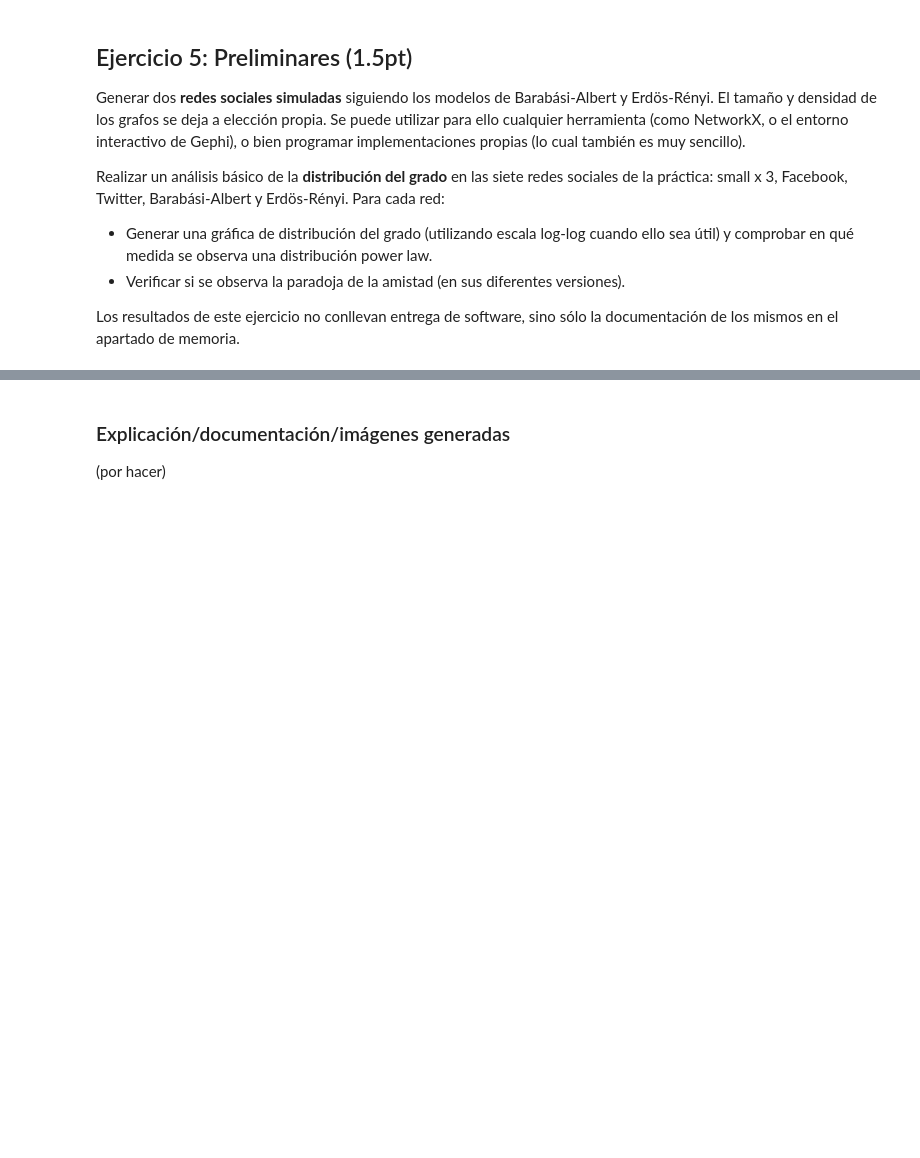
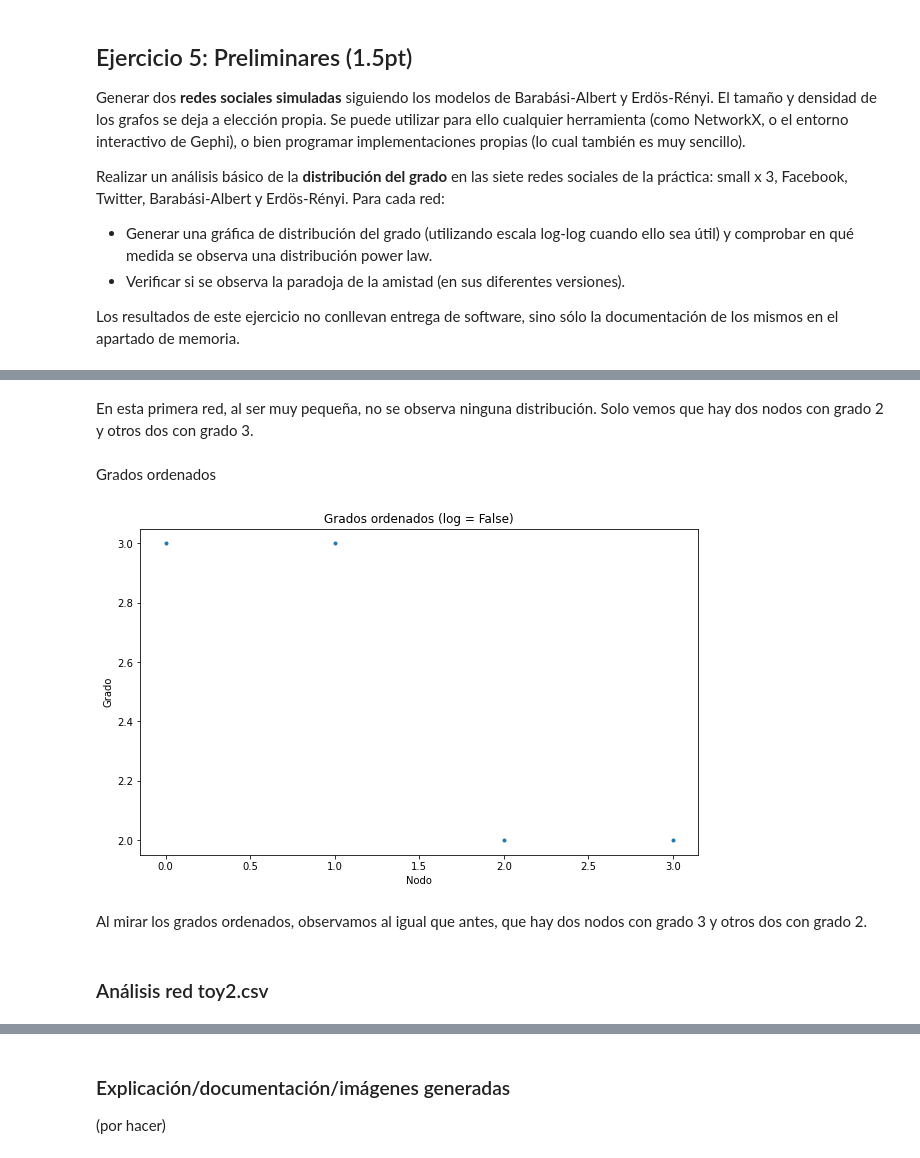
Before and after one commit to anamarsabi/bminf, a Jupyter notebook: practica-3/P3-SNA.ipynb, the cells around one changed output, grey strips where cells are left out. Cells and saved outputs as stored; diff of their text form; code cells hidden in the pictures; blank space fills up the shorter version.

```diff
--- a/practica-3/P3-SNA.ipynb
+++ b/practica-3/P3-SNA.ipynb
@@ -380 +385,13 @@ df
+# %% [markdown]
+En esta primera red, al ser muy pequeña, no se observa ninguna distribución. Solo vemos que hay dos nodos con grado 2 y otros dos con grado 3.
+# %% [markdown]
+Grados ordenados
+# %%
+plot_grados_ordenados(adjacency_matrix, log=False)
+# %% [output]
+[figure, added]
+# %% [markdown]
+Al mirar los grados ordenados, observamos al igual que antes, que hay dos nodos con grado 3 y otros dos con grado 2.
+# %% [markdown]
+### Análisis red toy2.csv
 # %%
```
Also changed, not shown: parts of 62 cells of this notebook.
